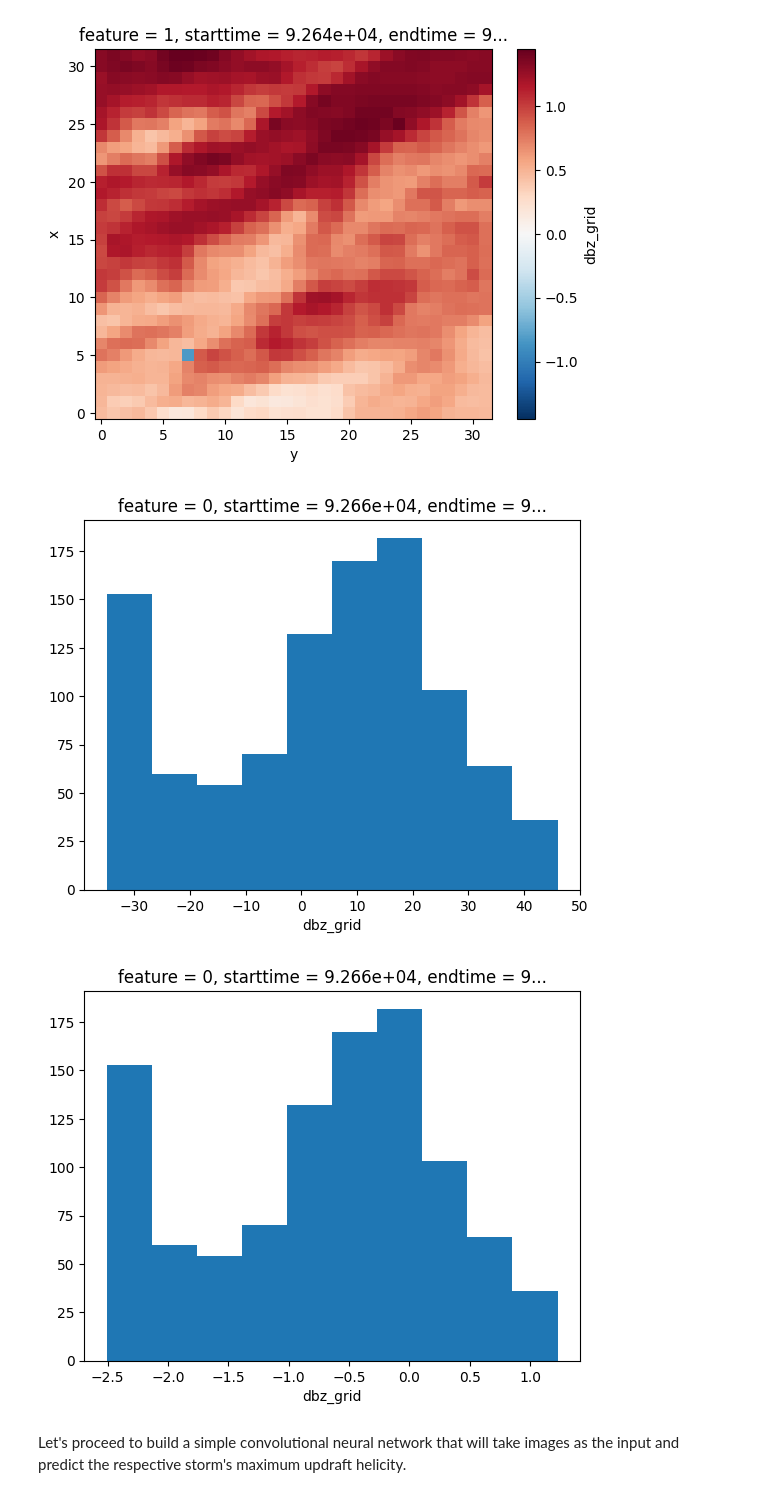
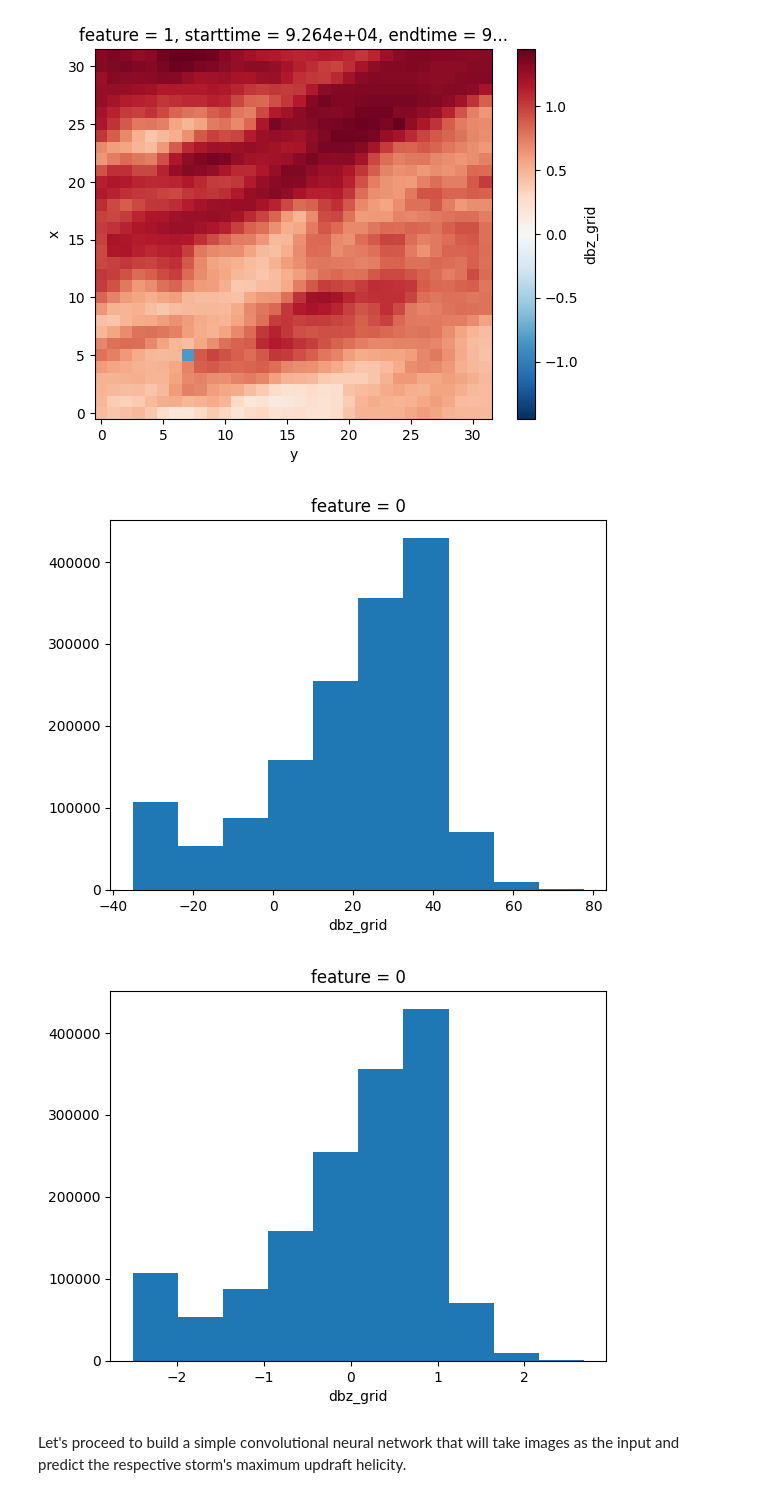
Before and after one commit to mariajmolina/UMDAOSC650, a Jupyter notebook: firstcnn.ipynb, the cells around one changed output. Saved outputs shown, nothing was run; the diff lists cells and outputs as text; code cells hidden in the pictures.

```diff
--- a/firstcnn.ipynb
+++ b/firstcnn.ipynb
@@ -319,11 +319,11 @@ X_train_scaled.isel(starttime=10, feature=1).plot(); plt.show() # quick check
 [figure]
 [figure]
 # %%
-X_train.isel(feature=0,starttime=15).plot.hist(); plt.show()
-X_train_scaled.isel(feature=0,starttime=15).plot.hist(); plt.show()
+X_train.isel(feature=0).plot.hist(); plt.show()
+X_train_scaled.isel(feature=0).plot.hist(); plt.show()
 # %% [output]
-[figure, old version]
+[figure, new version]
-[figure, old version]
+[figure, new version]
 # %% [markdown]
 Let's proceed to build a simple convolutional neural network that will take images as the input and predict the respective storm's maximum updraft helicity.
 # %%
```
Also changed, not shown: parts of 15 cells of this notebook.
